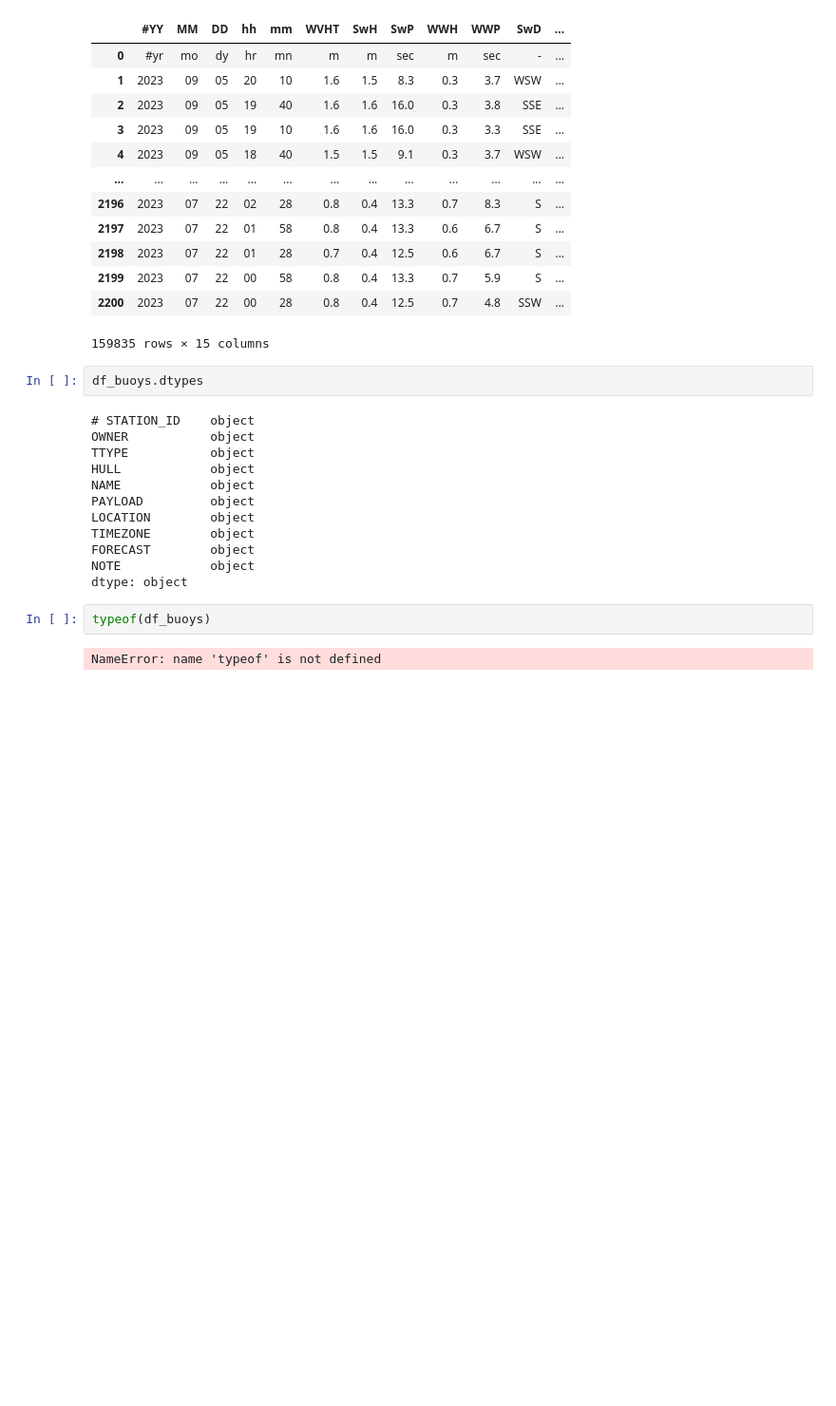
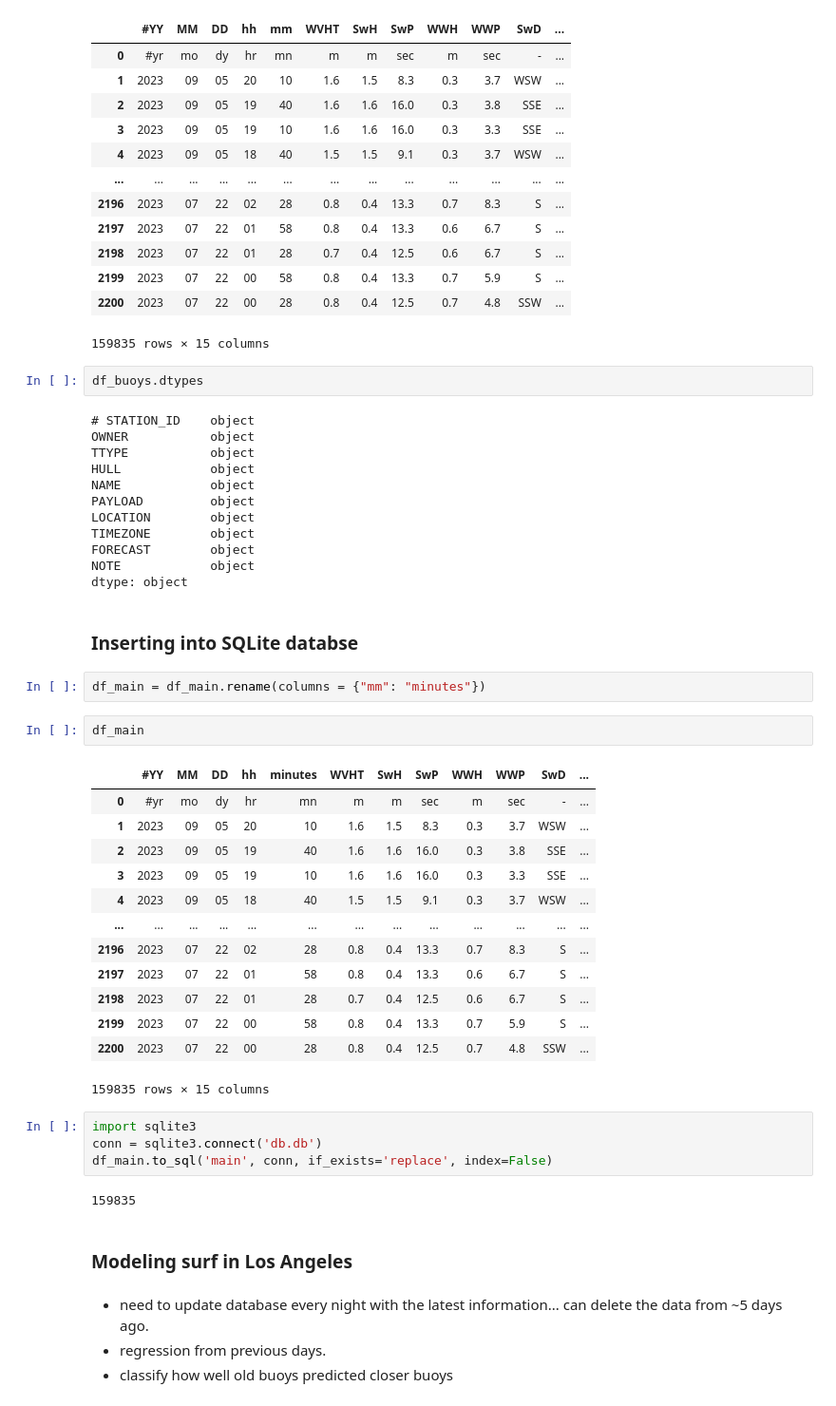
Before and after one commit to evancoons22/nbdc-buoydata, a Jupyter notebook: nbdcrequest.ipynb, the cells around one changed output. Shown: that part at 95% size. Cells and saved outputs as stored; diff of their text form; blank space fills up the shorter version.

Commit message:
adding sqlite databse and inserting into it

```diff
--- a/nbdcrequest.ipynb
+++ b/nbdcrequest.ipynb
@@ -164,7 +166,35 @@ TIMEZONE        object
 FORECAST        object
 NOTE            object
 dtype: object
-# %%
-typeof(df_buoys)
-# %% [output]
-NameError: name 'typeof' is not defined
+# %% [markdown]
+### Inserting into SQLite databse
+# %%
+df_main = df_main.rename(columns = {"mm": "minutes"})
+# %%
+df_main
+# %% [output]
+|  | #YY | MM | DD | hh | minutes | WVHT | SwH | SwP | WWH | WWP | SwD | ... |
+| 0 | #yr | mo | dy | hr | mn | m | m | sec | m | sec | - | ... |
+| 1 | 2023 | 09 | 05 | 20 | 10 | 1.6 | 1.5 | 8.3 | 0.3 | 3.7 | WSW | ... |
+| 2 | 2023 | 09 | 05 | 19 | 40 | 1.6 | 1.6 | 16.0 | 0.3 | 3.8 | SSE | ... |
+| 3 | 2023 | 09 | 05 | 19 | 10 | 1.6 | 1.6 | 16.0 | 0.3 | 3.3 | SSE | ... |
+| 4 | 2023 | 09 | 05 | 18 | 40 | 1.5 | 1.5 | 9.1 | 0.3 | 3.7 | WSW | ... |
+| ... | ... | ... | ... | ... | ... | ... | ... | ... | ... | ... | ... | ... |
+| 2196 | 2023 | 07 | 22 | 02 | 28 | 0.8 | 0.4 | 13.3 | 0.7 | 8.3 | S | ... |
+| 2197 | 2023 | 07 | 22 | 01 | 58 | 0.8 | 0.4 | 13.3 | 0.6 | 6.7 | S | ... |
+| 2198 | 2023 | 07 | 22 | 01 | 28 | 0.7 | 0.4 | 12.5 | 0.6 | 6.7 | S | ... |
+| 2199 | 2023 | 07 | 22 | 00 | 58 | 0.8 | 0.4 | 13.3 | 0.7 | 5.9 | S | ... |
+| 2200 | 2023 | 07 | 22 | 00 | 28 | 0.8 | 0.4 | 12.5 | 0.7 | 4.8 | SSW | ... |
+159835 rows × 15 columns
+# %%
+import sqlite3
+conn = sqlite3.connect('db.db')
+df_main.to_sql('main', conn, if_exists='replace', index=False)
+# %% [output]
+159835
+# %% [markdown]
+### Modeling surf in Los Angeles
+# %% [markdown]
+- need to update database every night with the latest information... can delete the data from ~5 days ago.
+- regression from previous days.
+- classify how well old buoys predicted closer buoys
```
Also changed, not shown: parts of 1 cell of this notebook, 1 other file.
